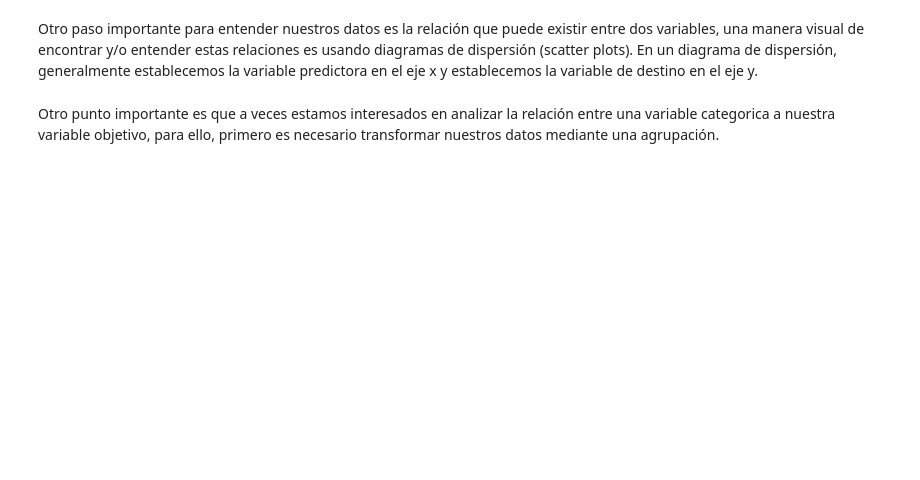
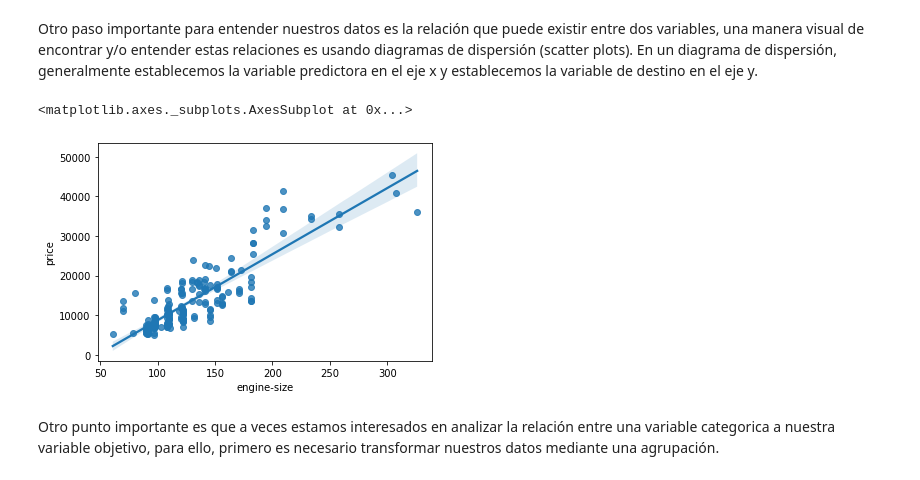
Before and after one commit to PosgradoMNA/actividades-de-aprendizaje-algaher0805, a Jupyter notebook: curso2_módulo3.ipynb, the cells around one changed output. Cells and saved outputs as stored; diff of their text form; code cells hidden in the pictures; blank space fills up the shorter version.

```diff
--- a/curso2_módulo3.ipynb
+++ b/curso2_módulo3.ipynb
@@ -34,2 +96,10 @@ Otro paso importante para entender nuestros datos es la relación que puede exis
+# %%
+#Para las variables numericas el scatter plot nos muestra la relación entre dos variables, en este caso, el tamaño del motor y el precio.
+sns.regplot(x="engine-size", y = "price", data=df)
+
+#se observa que entre más grande sea el tamaño del motor más caro es el automóvil
+# %% [output]
+<matplotlib.axes._subplots.AxesSubplot at 0x...>
+[figure, added]
 # %% [markdown]
 Otro punto importante es que a veces estamos interesados en analizar la relación entre una variable categorica a nuestra variable objetivo, para ello, primero es necesario transformar nuestros datos mediante una agrupación.
```
Also changed, not shown: parts of 18 cells of this notebook.
